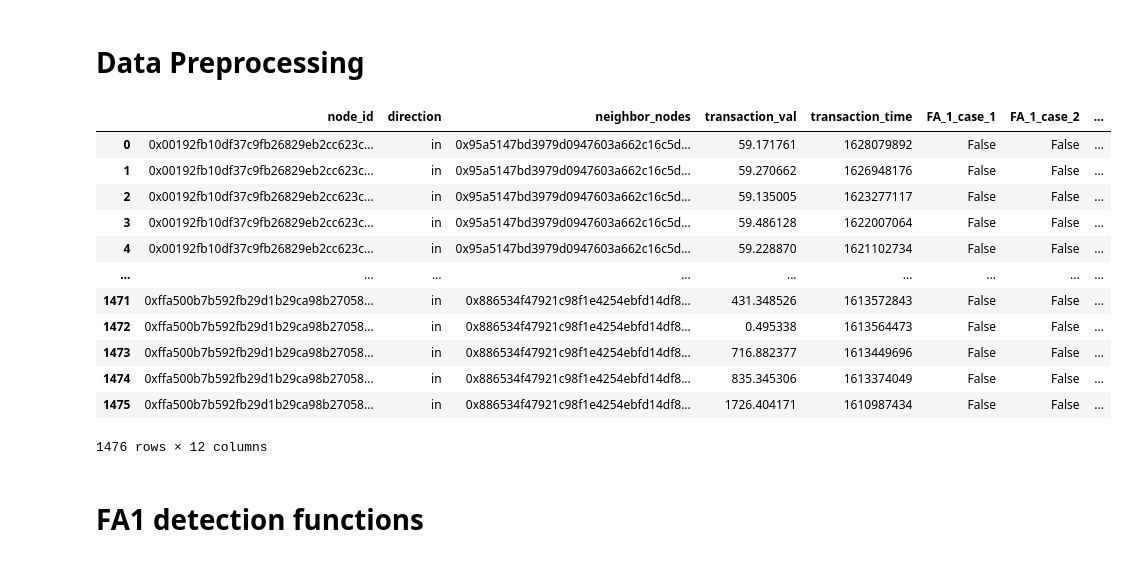
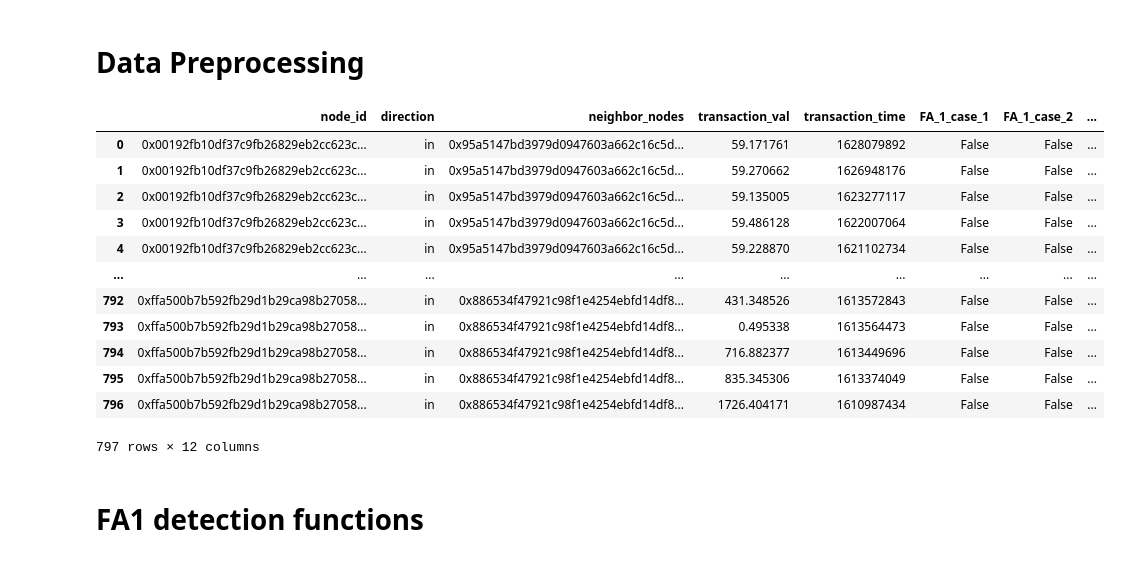
Before and after one commit to adurukan/GNNs-with-MLOps, a Jupyter notebook: FA_1_20220607 .ipynb, the cells around one changed output. Cells and saved outputs as stored; diff of their text form; code cells hidden in the pictures.

Commit message:
filter out all transaction_amount 0

```diff
--- a/FA_1_20220607 .ipynb
+++ b/FA_1_20220607 .ipynb
@@ -42,44 +42,44 @@ def convert_value(self, unit: str, factor: float) -> None:
 df_final["transaction_val"] = df_final["transaction_val"] * 1182.42
 # %%
 # filter out every transation that is over 10000
-df_final = df_final[df_final["transaction_val"] < 10000]
+df_final = df_final[(df_final["transaction_val"] < 10000) & (df_final["transaction_val"] != 0.00)]
 
 # filter out single transation
 tmp = (df_final.groupby(["node_id","direction"]).count() == 1).neighbor_nodes.reset_index().rename(columns={"neighbor_nodes":"single_trans"})
 tmp = tmp.loc[tmp.single_trans == False].drop(["single_trans"], axis=1)
 
 # create the df_mask dataframe
 # mask_1_case_1 checks if it's a "out" relation
 # mask_1_case_2 checks if it's a "in" relation
 
 df_mask = pd.merge(tmp,df_final, on = ["node_id","direction"], how="left")
 df_mask["mask_1_case_1"] = df_mask["direction"].apply(lambda x: True if x == "out" else False)
 df_mask["mask_1_case_2"] = df_mask["direction"].apply(lambda x: True if x == "in" else False)
 
 # filter out all nodes, which has total transaction amount < 10000
 
 tmp_2 = df_mask.groupby(["node_id","direction"]).sum().transaction_val.reset_index()
 tmp_2["threshold_tot_trans_val"] = tmp_2["transaction_val"] > 10000
 df_mask = pd.merge(df_mask, tmp_2.drop(["transaction_val"],axis=1), on = ["node_id","direction"], how="left")
 
 df_mask["mask_2_case_1"] = df_mask["mask_1_case_1"] & df_mask["threshold_tot_trans_val"]
 df_mask["mask_2_case_2"] = df_mask["mask_1_case_2"] & df_mask["threshold_tot_trans_val"]
 
 df_mask
 # %% [output]
 |  | node_id | direction | neighbor_nodes | transaction_val | transaction_time | FA_1_case_1 | FA_1_case_2 | ... |
 | 0 | 0x00192fb10df37c9fb26829eb2cc623c... | in | 0x95a5147bd3979d0947603a662c16c5d... | 59.171761 | 1628079892 | False | False | ... |
 | 1 | 0x00192fb10df37c9fb26829eb2cc623c... | in | 0x95a5147bd3979d0947603a662c16c5d... | 59.270662 | 1626948176 | False | False | ... |
 | 2 | 0x00192fb10df37c9fb26829eb2cc623c... | in | 0x95a5147bd3979d0947603a662c16c5d... | 59.135005 | 1623277117 | False | False | ... |
 | 3 | 0x00192fb10df37c9fb26829eb2cc623c... | in | 0x95a5147bd3979d0947603a662c16c5d... | 59.486128 | 1622007064 | False | False | ... |
 | 4 | 0x00192fb10df37c9fb26829eb2cc623c... | in | 0x95a5147bd3979d0947603a662c16c5d... | 59.228870 | 1621102734 | False | False | ... |
 | ... | ... | ... | ... | ... | ... | ... | ... | ... |
-| 1471 | 0xffa500b7b592fb29d1b29ca98b27058... | in | 0x886534f47921c98f1e4254ebfd14df8... | 431.348526 | 1613572843 | False | False | ... |
-| 1472 | 0xffa500b7b592fb29d1b29ca98b27058... | in | 0x886534f47921c98f1e4254ebfd14df8... | 0.495338 | 1613564473 | False | False | ... |
-| 1473 | 0xffa500b7b592fb29d1b29ca98b27058... | in | 0x886534f47921c98f1e4254ebfd14df8... | 716.882377 | 1613449696 | False | False | ... |
-| 1474 | 0xffa500b7b592fb29d1b29ca98b27058... | in | 0x886534f47921c98f1e4254ebfd14df8... | 835.345306 | 1613374049 | False | False | ... |
-| 1475 | 0xffa500b7b592fb29d1b29ca98b27058... | in | 0x886534f47921c98f1e4254ebfd14df8... | 1726.404171 | 1610987434 | False | False | ... |
+| 792 | 0xffa500b7b592fb29d1b29ca98b27058... | in | 0x886534f47921c98f1e4254ebfd14df8... | 431.348526 | 1613572843 | False | False | ... |
+| 793 | 0xffa500b7b592fb29d1b29ca98b27058... | in | 0x886534f47921c98f1e4254ebfd14df8... | 0.495338 | 1613564473 | False | False | ... |
+| 794 | 0xffa500b7b592fb29d1b29ca98b27058... | in | 0x886534f47921c98f1e4254ebfd14df8... | 716.882377 | 1613449696 | False | False | ... |
+| 795 | 0xffa500b7b592fb29d1b29ca98b27058... | in | 0x886534f47921c98f1e4254ebfd14df8... | 835.345306 | 1613374049 | False | False | ... |
+| 796 | 0xffa500b7b592fb29d1b29ca98b27058... | in | 0x886534f47921c98f1e4254ebfd14df8... | 1726.404171 | 1610987434 | False | False | ... |
-1476 rows × 12 columns
+797 rows × 12 columns
 # %% [markdown]
 # FA1 detection functions
 # %%
```
Also changed, not shown: parts of 8 cells of this notebook, 1 other file.
